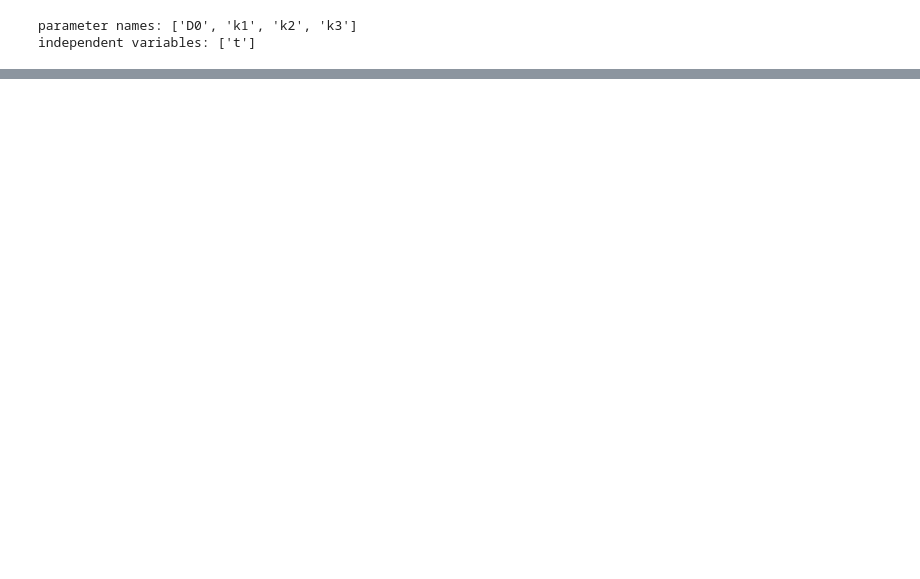
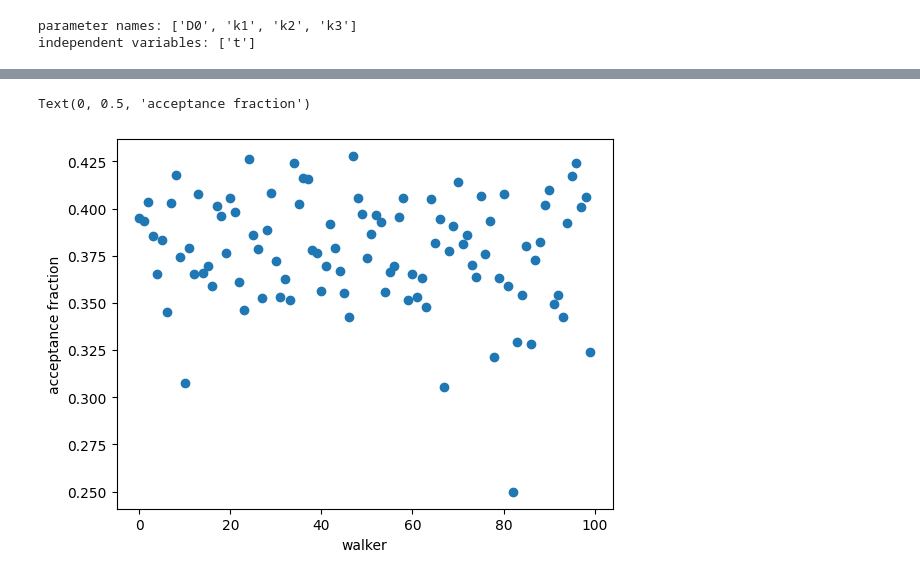
Before and after one commit to transturion/modeling, a Jupyter notebook: Serum_Estradiol_3-Compartment.ipynb, the cells around one changed output, grey strips where cells are left out. Cells and saved outputs as stored; diff of their text form; code cells hidden in the pictures; blank space fills up the shorter version.

```diff
--- a/Serum_Estradiol_3-Compartment.ipynb
+++ b/Serum_Estradiol_3-Compartment.ipynb
@@ -251,0 +304,10 @@ We are having trouble getting a good fit. To resolve this, we try to simplify ou
+# %%
+# Check the acceptance fraction to see whether emcee performed well
+# https://lmfit.github.io/lmfit-py/examples/example_emcee_Model_interface.html
+
+plt.plot(result_emcee.acceptance_fraction, 'o')
+plt.xlabel('walker')
+plt.ylabel('acceptance fraction')
+# %% [output]
+Text(0, 0.5, 'acceptance fraction')
+[figure, added]
```
Also changed, not shown: parts of 26 cells of this notebook.
